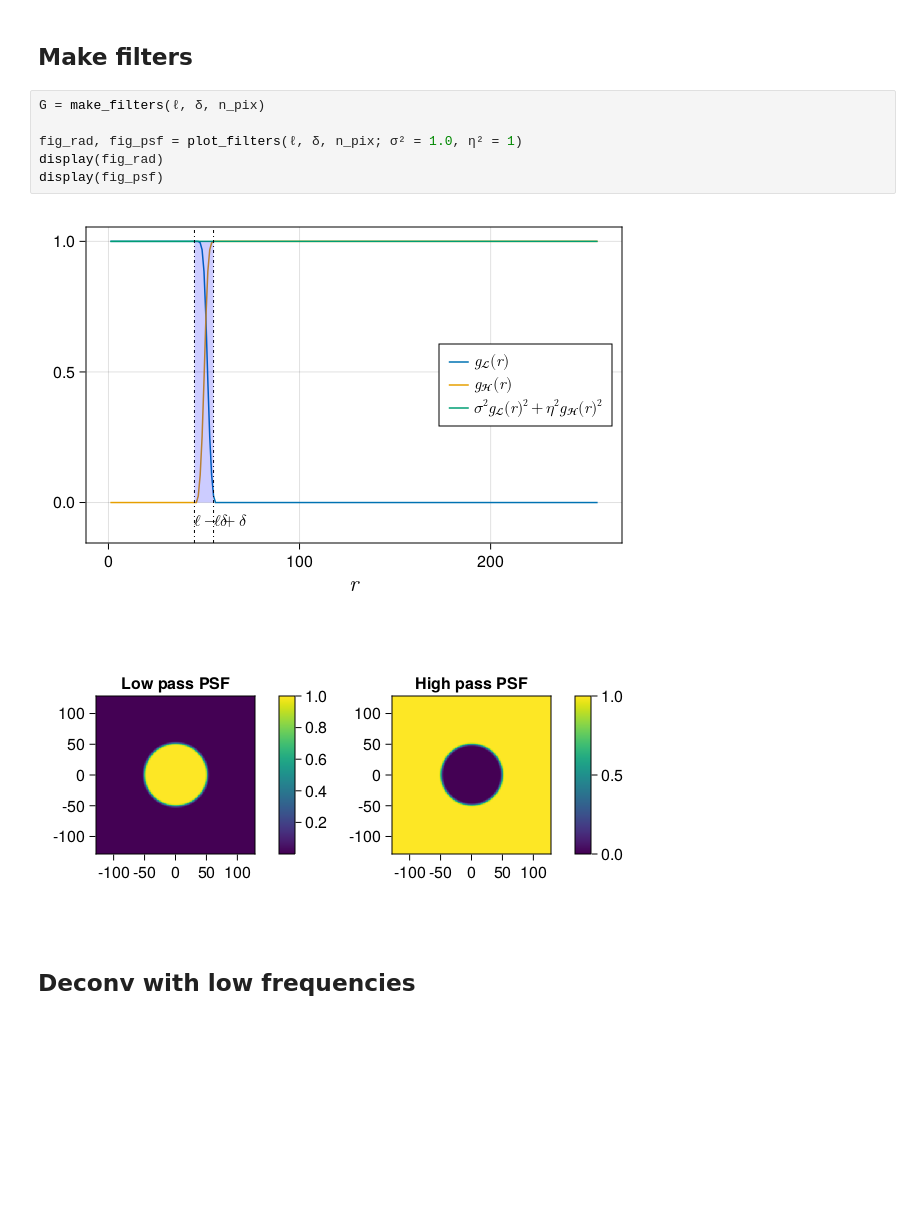
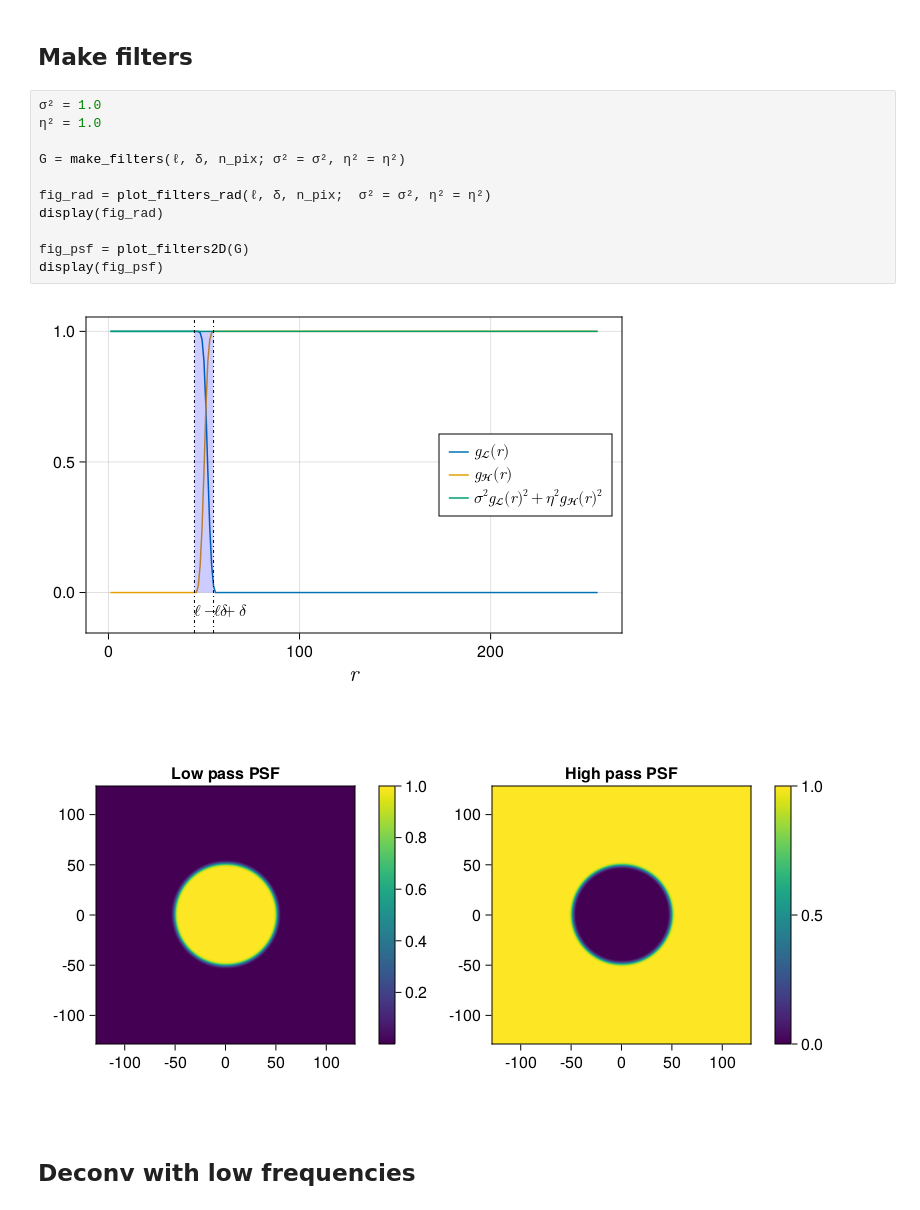
Before and after one commit to andferrari/DeconvMultiStep.jl, a Jupyter notebook: notebooks/main_meerkat.ipynb, the cells around one changed output. Saved outputs shown, nothing was run; the diff lists cells and outputs as text; blank space fills up the shorter version.

Commit message:
plots

```diff
--- a/notebooks/main_meerkat.ipynb
+++ b/notebooks/main_meerkat.ipynb
@@ -63,14 +63,19 @@ fig = plot_deconv(dirty.full, sky, i_full, mse, titles)
 # %% [markdown]
 ## Make filters
 # %%
-G = make_filters(ℓ, δ, n_pix)
+σ² = 1.0
+η² = 1.0
 
-fig_rad, fig_psf = plot_filters(ℓ, δ, n_pix; σ² = 1.0, η² = 1)
+G = make_filters(ℓ, δ, n_pix; σ² = σ², η² = η²)
+
+fig_rad = plot_filters_rad(ℓ, δ, n_pix;  σ² = σ², η² = η²)
 display(fig_rad)
+
+fig_psf = plot_filters2D(G)
 display(fig_psf)
 # %% [output]
 [figure]
-[figure, old version]
+[figure, new version]
 # %% [markdown]
 ## Deconv with low frequencies
 # %%
```
Also changed, not shown: parts of 5 cells of this notebook, 2 other files.
